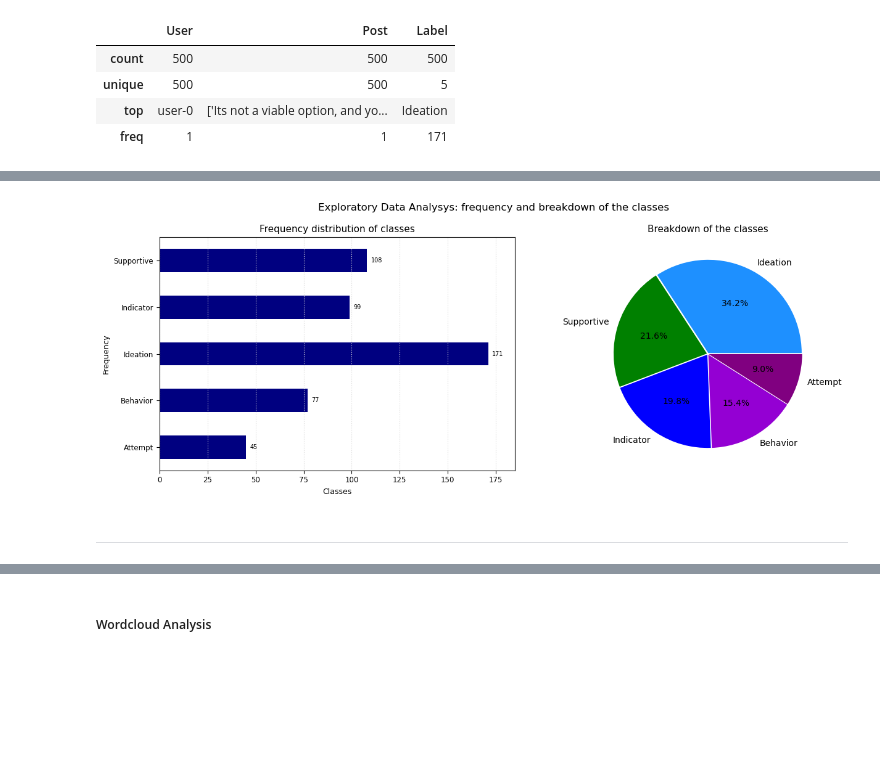
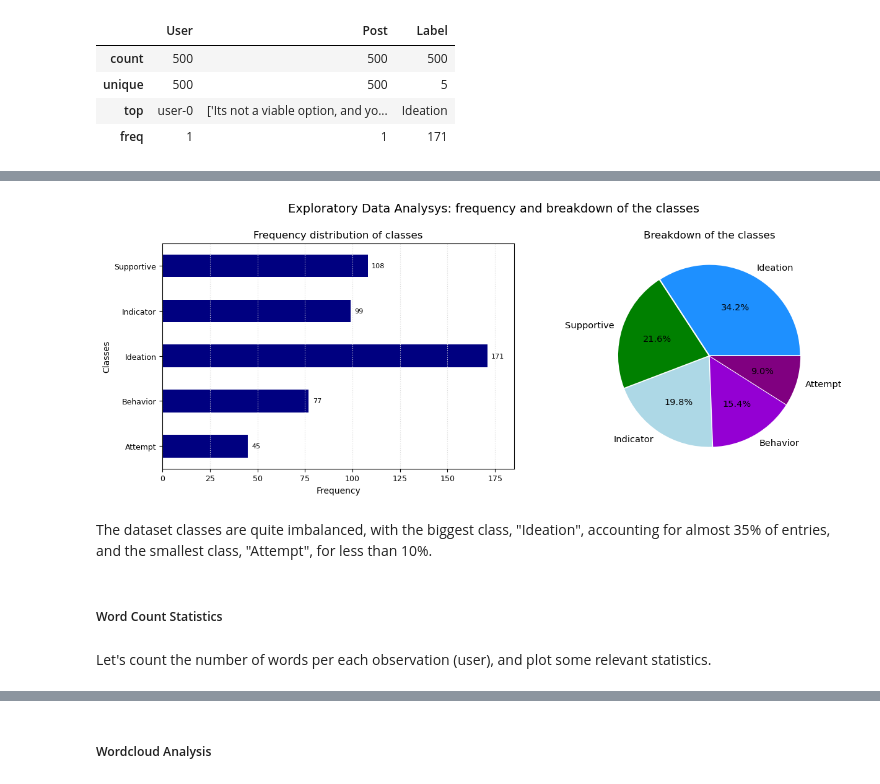
Before and after one commit to SebastianoDenegri/Targeted_Suicide_Intervention, a Jupyter notebook: Reddit_Users_Classification.ipynb, the cells around one changed output, grey strips where cells are left out. Drawn from its saved outputs; the diff is of its cells as text; code cells hidden in the pictures; blank space fills up the shorter version.

```diff
--- a/Reddit_Users_Classification.ipynb
+++ b/Reddit_Users_Classification.ipynb
@@ -244,23 +251,3 @@ data.describe()
 | unique | 500 | 500 | 5 |
 | top | user-0 | ['Its not a viable option, and yo... | Ideation |
 | freq | 1 | 1 | 171 |
-# %%
-#plt.rcParams['axes.facecolor'] = 'white'
-class_freq = data.groupby(['Label']).size()
-barchart = class_freq.plot(x=class_freq.index, y=class_freq, kind='barh', figsize=(5,3), color='navy', xlim=(0,185))
-
-for i in barchart.patches:
-    barchart.annotate(i.get_width(), # get the frequency of the variable categories
-                      xy = (i.get_width()+2, i.get_y() + i.get_height()-0.25), # set the coordinates for each label
-                      ha='left', # set the horizontal alignment
-                      va='center', # set the vertical alignment
-                      fontsize=7) # set the font size
-
-plt.title('Frequency distribution of classes', fontsize=10)
-plt.xlabel("Classes", fontsize=9)
-plt.ylabel('Frequency', fontsize=9)
-plt.yticks(fontsize=8)
-plt.xticks(fontsize=8)
-
-plt.grid(True, axis='x', color='gainsboro', ls= ':', linewidth=0.8)
-plt.show()
@@ -286,43 +254,48 @@ plt.show()
 # %%
+class_freq = data.groupby(['Label']).size()
+
 fig = plt.figure(figsize=(13,5))
 barchart = fig.add_subplot(1,2,1)
 piechart = fig.add_subplot(1,2,2)
-
 
 class_freq.plot(x=class_freq.index, y=class_freq, kind='barh', color='navy', xlim=(0,185), ax=barchart)
 for i in barchart.patches:
     barchart.annotate(i.get_width(), # get the frequency of the variable categories
                       xy = (i.get_width()+2, i.get_y() + i.get_height()-0.25), # set the coordinates for each label
                       ha='left', # set the horizontal alignment
                       va='center', # set the vertical alignment
-                      fontsize=7) # set the font size
+                      fontsize=8) # set the font size
 
-barchart.set_title('Frequency distribution of classes', fontsize=11)
-barchart.set_xlabel("Classes", fontsize=9)
-barchart.set_ylabel('Frequency', fontsize=9)
-barchart.set_xticklabels(range(0,180,25), fontsize=8.5)
-barchart.set_yticklabels(class_freq.index, fontsize=8.5)
+barchart.set_title('Frequency distribution of classes', fontsize=12)
+barchart.set_xlabel("Frequency", fontsize=10)
+barchart.set_ylabel('Classes', fontsize=10)
+barchart.set_xticklabels(range(0,180,25), fontsize=9)
+barchart.set_yticklabels(class_freq.index, fontsize=9)
 barchart.grid(True, axis='x', color='gainsboro', ls= ':', linewidth=0.8)
 
 data['Label'].value_counts().plot(kind='pie',
                                   #figsize=(3,3), # set axis lengths
                                   autopct='%1.1f%%',
                                   startangle=0, # rotates the start of the pie by ... degree counter-clock wise
                                   shadow=False, #add a shadow
                                   labels=data['Label'].value_counts().index,
                                   pctdistance=0.6, # push out the slice values
-                                  colors=['dodgerblue','green','blue','darkviolet','purple'],
-                                  fontsize=10,
+                                  colors=['dodgerblue','green','lightblue','darkviolet','purple'],
+                                  fontsize=10.5,
                                   explode=[0.01,0.01,0.01,0.01,0.01],
                                   ax=piechart)
 
-piechart.set_title('Breakdown of the classes', fontsize=11)
+piechart.set_title('Breakdown of the classes', fontsize=12)
 piechart.set_ylabel('')
 
-fig.suptitle('Exploratory Data Analysys: frequency and breakdown of the classes', fontsize=12)
-plt.tight_layout(pad=1.08)
+fig.suptitle('Exploratory Data Analysys: frequency and breakdown of the classes', fontsize=14)
+plt.tight_layout(pad=1.3)
 plt.show()
 # %% [output]
-[figure, old version]
+[figure, new version]
-# %% [markdown]
----
+# %% [markdown]
+The dataset classes are quite imbalanced, with the biggest class, "Ideation", accounting for almost 35% of entries, and the smallest class, "Attempt", for less than 10%.
+# %% [markdown]
+##### Word Count Statistics
+# %% [markdown]
+Let's count the number of words per each observation (user), and plot some relevant statistics.
```
Also changed, not shown: parts of 41 cells of this notebook, 1 other file.
